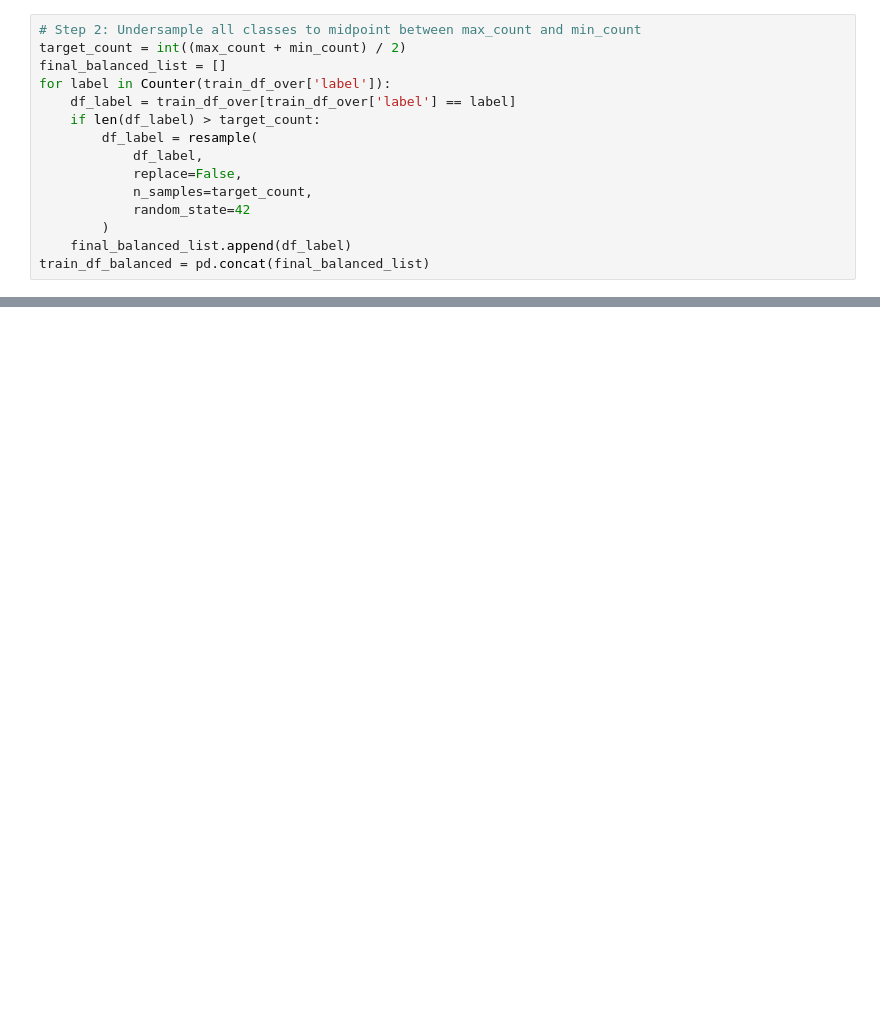
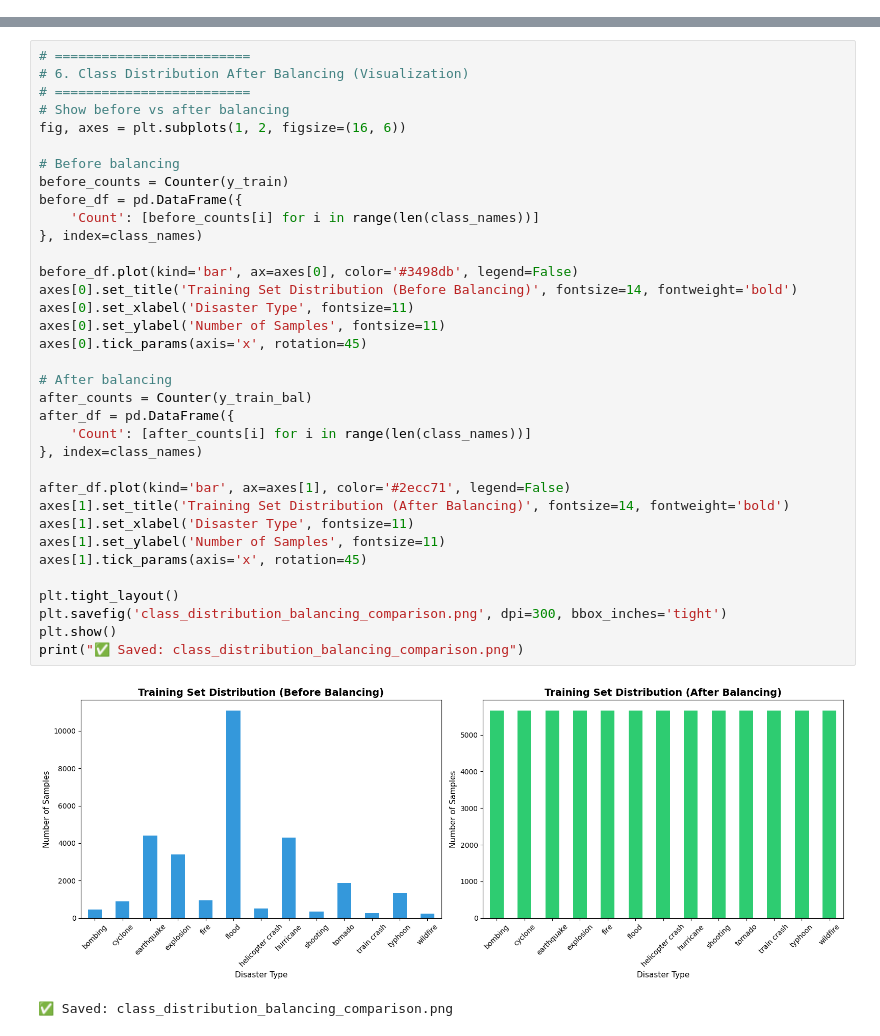
Before and after one commit to Saimul-Shanto/disaster-type-stage-classification, a Jupyter notebook: code/disaster_type_classification.ipynb, the cells around one changed output, grey strips where cells are left out. Drawn from its saved outputs; the diff is of its cells as text; blank space fills up the shorter version.

```diff
--- a/code/disaster_type_classification.ipynb
+++ b/code/disaster_type_classification.ipynb
@@ -82,15 +0,0 @@ train_df_over = pd.concat(oversampled_list)
-# %%
-# Step 2: Undersample all classes to midpoint between max_count and min_count
-target_count = int((max_count + min_count) / 2)
-final_balanced_list = []
-for label in Counter(train_df_over['label']):
-    df_label = train_df_over[train_df_over['label'] == label]
-    if len(df_label) > target_count:
-        df_label = resample(
-            df_label,
-            replace=False,
-            n_samples=target_count,
-            random_state=42
-        )
-    final_balanced_list.append(df_label)
-train_df_balanced = pd.concat(final_balanced_list)
@@ -337,0 +178,38 @@ shap.summary_plot(shap_values, X_test_pad[:5], feature_names=[f'word_{i}' for i
+# %%
+# =========================
+# 6. Class Distribution After Balancing (Visualization)
+# =========================
+# Show before vs after balancing
+fig, axes = plt.subplots(1, 2, figsize=(16, 6))
+
+# Before balancing
+before_counts = Counter(y_train)
+before_df = pd.DataFrame({
+    'Count': [before_counts[i] for i in range(len(class_names))]
+}, index=class_names)
+
+before_df.plot(kind='bar', ax=axes[0], color='#3498db', legend=False)
+axes[0].set_title('Training Set Distribution (Before Balancing)', fontsize=14, fontweight='bold')
+axes[0].set_xlabel('Disaster Type', fontsize=11)
+axes[0].set_ylabel('Number of Samples', fontsize=11)
+axes[0].tick_params(axis='x', rotation=45)
+
+# After balancing
+after_counts = Counter(y_train_bal)
+after_df = pd.DataFrame({
+    'Count': [after_counts[i] for i in range(len(class_names))]
+}, index=class_names)
+
+after_df.plot(kind='bar', ax=axes[1], color='#2ecc71', legend=False)
+axes[1].set_title('Training Set Distribution (After Balancing)', fontsize=14, fontweight='bold')
+axes[1].set_xlabel('Disaster Type', fontsize=11)
+axes[1].set_ylabel('Number of Samples', fontsize=11)
+axes[1].tick_params(axis='x', rotation=45)
+
+plt.tight_layout()
+plt.savefig('class_distribution_balancing_comparison.png', dpi=300, bbox_inches='tight')
+plt.show()
+print("✅ Saved: class_distribution_balancing_comparison.png")
+# %% [output]
+[figure, added]
+✅ Saved: class_distribution_balancing_comparison.png
```
Also changed, not shown: parts of 36 cells of this notebook, 2 other files.
